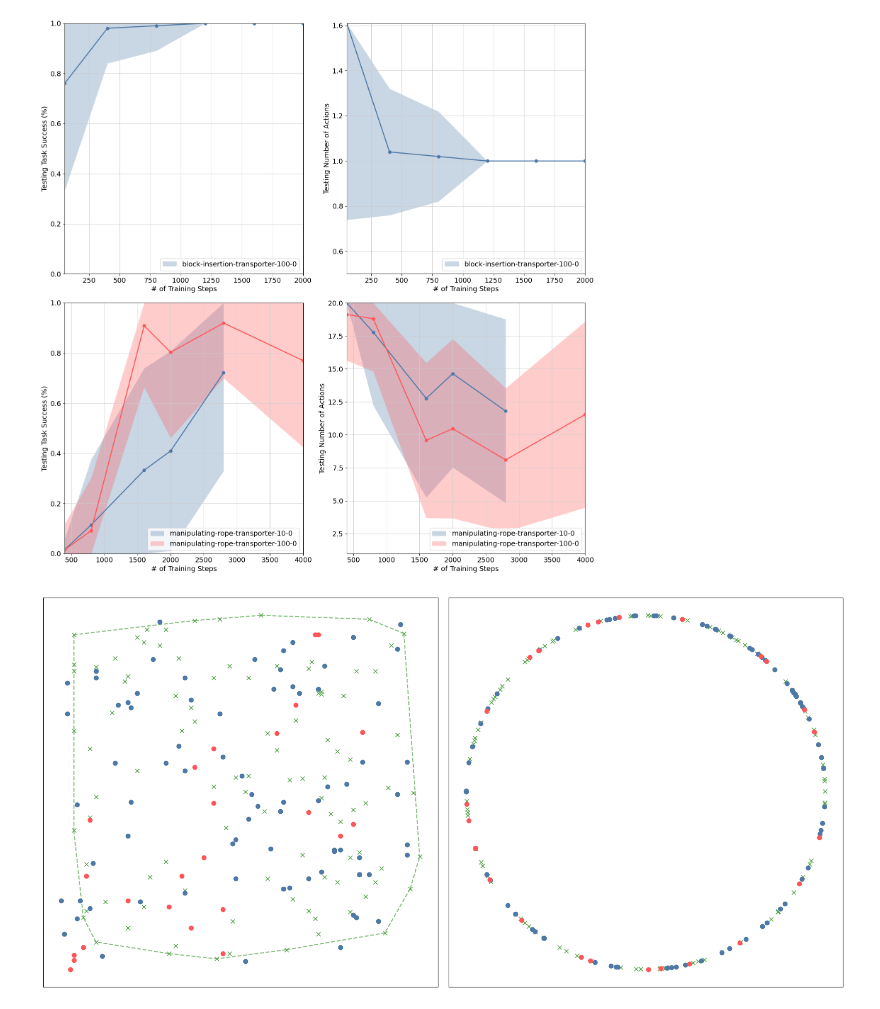
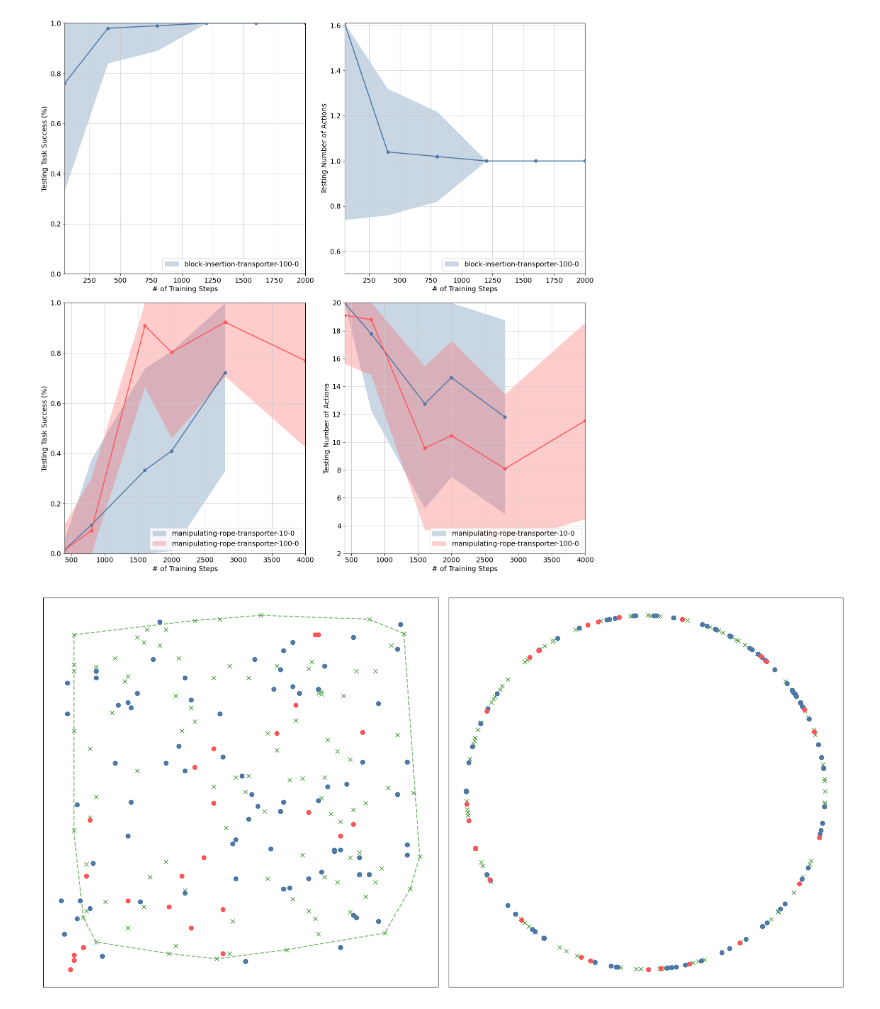
Before and after one commit to MatiasEtcheve/RECVIS-transporter-networks, a Jupyter notebook: training_visualisation.ipynb, the cells around one changed output. Saved outputs shown, nothing was run; the diff lists cells and outputs as text; code cells hidden in the pictures.

```diff
--- a/training_visualisation.ipynb
+++ b/training_visualisation.ipynb
@@ -212,35 +212,35 @@ for n_demos in [100]:
         curve["nb_action"][:, 0],
         curve["nb_action"][:, 1],
         curve["nb_action"][:, 2],
     )
 plot_success(ylabel_score, xlabel, data=logs["score"], ax=axs[0, 0], ylim=[0, 1], xlim=[0, 2000])
 plot_success(ylabel_nb_action, xlabel, data=logs["nb_action"], ax=axs[0, 1], ylim=[0.5, 1.5], xlim=[0, 2000])
 
 task = "manipulating-rope"
 logs = {"score": {}, "nb_action": {}}
 
 for n_demos in [10, 100]:
     path_to_predictions = f"predictions/{task}-{agent}-{n_demos}-{train_run}/"
     name = f"{task}-{agent}-{n_demos}-{train_run}"
 
     # Load and print results to console.
     curve = compute_score_per_step(path_to_predictions, name)
     # Plot results over training steps.
     logs["score"][name] = (
         curve["score"][:, 0],
         curve["score"][:, 1],
         curve["score"][:, 2],
     )
     logs["nb_action"][name] = (
         curve["nb_action"][:, 0],
         curve["nb_action"][:, 1],
         curve["nb_action"][:, 2],
     )
 
 plot_success(ylabel_score, xlabel, data=logs["score"], ax=axs[1, 0], ylim=[0, 1])
-plot_success(ylabel_nb_action, xlabel, data=logs["nb_action"], ax=axs[1, 1])
+plot_success(ylabel_nb_action, xlabel, data=logs["nb_action"], ax=axs[1, 1], ylim=[2, 20])
 # %% [output]
-[figure, old version]
+[figure, new version]
 # %%
 task = "block-insertion"
 agent = "transporter"
```
Also changed, not shown: parts of 3 cells of this notebook, 1 other file.
